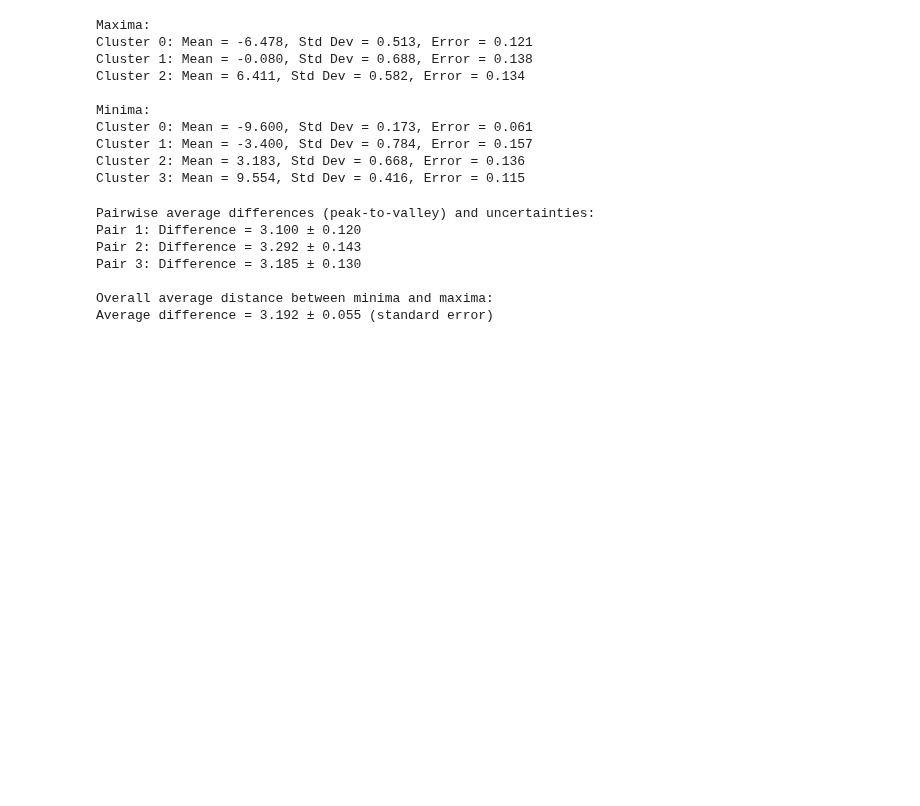
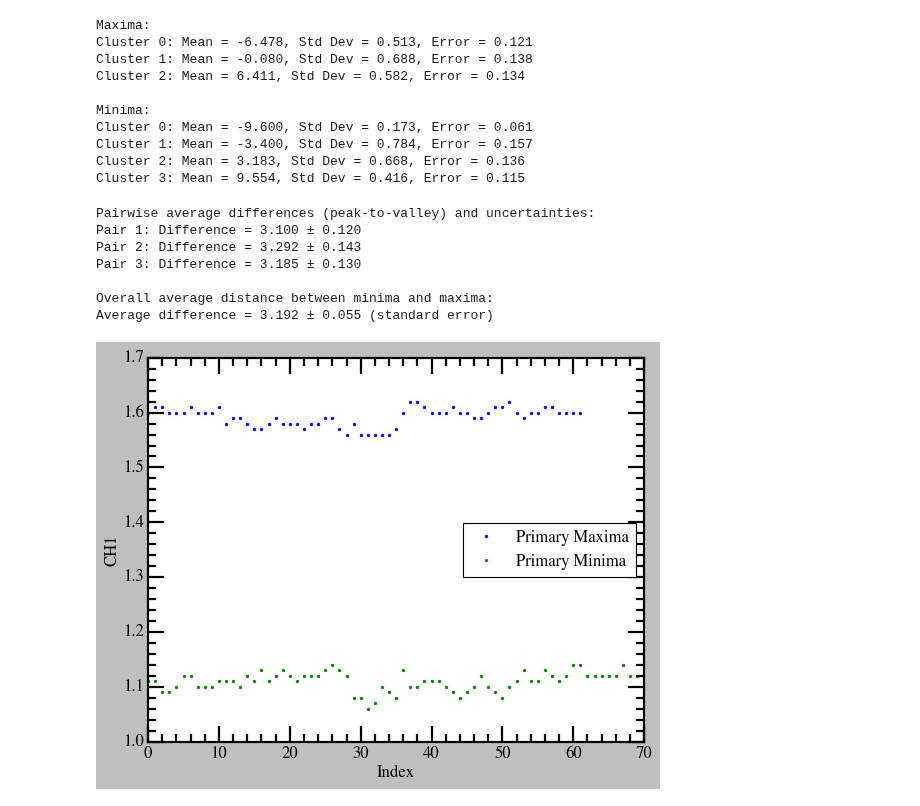
Before and after one commit to vinh-qtran/mit-jlab-sp25, a Jupyter notebook: michelson/michelson.ipynb, the cells around one changed output. Cells and saved outputs as stored; diff of their text form; code cells hidden in the pictures; blank space fills up the shorter version.

```diff
--- a/michelson/michelson.ipynb
+++ b/michelson/michelson.ipynb
@@ -371,3 +376,99 @@ Pair 3: Difference = 3.185 ± 0.130
 
 Overall average distance between minima and maxima:
 Average difference = 3.192 ± 0.055 (standard error)
+# %%
+import numpy as np
+import pandas as pd
+import matplotlib.pyplot as plt
+from scipy.signal import find_peaks
+
+# List of file names (adjust the paths as needed)
+file_list = [
+    'data/NewFile1.csv',
+    'data/NewFile2.csv',
+    'data/NewFile3.csv',
+    'data/NewFile4.csv',
+    'data/NewFile5.csv'
+]
+
+# Define peak-detection parameters.
+prominence_threshold = 0.4  # Adjust based on your signal
+min_distance = 10           # Minimum number of samples between primary peaks
+
+# Lists to store all CH1 values corresponding to primary peaks.
+all_maxima = []
+all_minima = []
+
+for file in file_list:
+    # --- Read the file and extract sampling parameters ---
+    with open(file, 'r') as f:
+        header1 = f.readline().strip().split(',')
+        header2 = f.readline().strip().split(',')
+    start = float(header2[3])
+    increment = float(header2[4])
+
+    # --- Load the data ---
+    # Assumes that after the header lines, the CSV has 3 columns: Sequence, CH1, CH2.
+    df = pd.read_csv(file, skiprows=2, header=None,
+                     names=['Sequence', 'CH1', 'CH2'],
+                     usecols=[0, 1, 2])
+
+    # Compute the time axis
+    df['time'] = start + df['Sequence'] * increment
+
+    # --- Extract primary peaks from CH1 ---
+    # Find primary maxima in CH1
+    primary_max_indices, _ = find_peaks(df['CH1'], prominence=prominence_threshold, distance=min_distance)
+    # Find primary minima in CH1 by inverting the signal
+    primary_min_indices, _ = find_peaks(-df['CH1'], prominence=prominence_threshold, distance=min_distance)
+
+    # --- Append the corresponding CH1 values to the overall lists ---
+    all_maxima.extend(df.loc[primary_max_indices, 'CH1'].tolist())
+    all_minima.extend(df.loc[primary_min_indices, 'CH1'].tolist())
+
+# Convert lists to numpy arrays (no additional scaling is applied here)
+all_maxima = np.array(all_maxima)
+all_minima = np.array(all_minima)
+
+# Plot the extracted primary peaks.
+plt.plot(all_maxima, '.', label='Primary Maxima')
+plt.plot(all_minima, '.', label='Primary Minima')
+plt.xlabel('Index')
+plt.ylabel('CH1')
+plt.legend()
+# plt.savefig('Primary_Maxima_Minima.png', dpi=300, bbox_inches='tight')
+plt.show()
+
+print("All CH1 values at maxima:")
+print(all_maxima)
+print("All CH1 values at minima:")
+print(all_minima)
+
+# # Save the data to CSV files.
+# np.savetxt('Primary_Maxima.csv', all_maxima)
+# np.savetxt('Primary_Minima.csv', all_minima)
+
+# --- Calculate Visibility using CH1 Data ---
+# Compute overall averages and uncertainties (standard error)
+avg_Imax = np.mean(all_maxima)
+std_err_Imax = np.std(all_maxima, ddof=1) / np.sqrt(len(all_maxima))
+
+avg_Imin = np.mean(all_minima)
+std_err_Imin = np.std(all_minima, ddof=1) / np.sqrt(len(all_minima))
+
+print("\nAverage Imax = {:.3f} ± {:.3f}".format(avg_Imax, std_err_Imax))
+print("Average Imin = {:.3f} ± {:.3f}".format(avg_Imin, std_err_Imin))
+
+# Visibility is defined as: V = (Imax - Imin) / (Imax + Imin)
+visibility = (avg_Imax - avg_Imin) / (avg_Imax + avg_Imin)
+
+# Propagate the uncertainties using partial derivatives:
+# dV/dImax = 2 * Imin / (Imax + Imin)^2 and dV/dImin = -2 * Imax / (Imax + Imin)^2
+dV_dImax = 2 * avg_Imin / (avg_Imax + avg_Imin)**2
+dV_dImin = -2 * avg_Imax / (avg_Imax + avg_Imin)**2
+
+visibility_unc = np.sqrt((dV_dImax * std_err_Imax)**2 + (dV_dImin * std_err_Imin)**2)
+
+print("\nVisibility = {:.3f} ± {:.3f}".format(visibility, visibility_unc))
+# %% [output]
+[figure, added]
```
Also changed, not shown: parts of 2 cells of this notebook, 2 other files.
